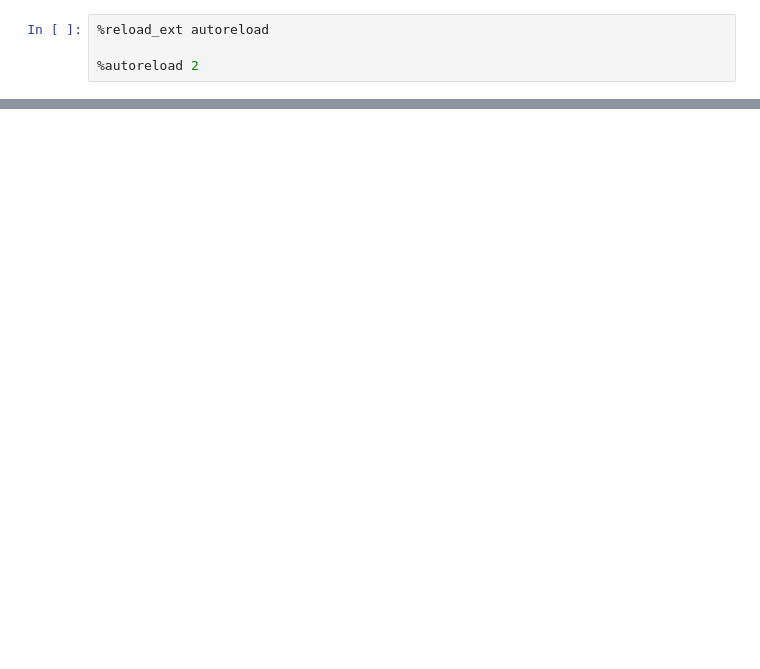
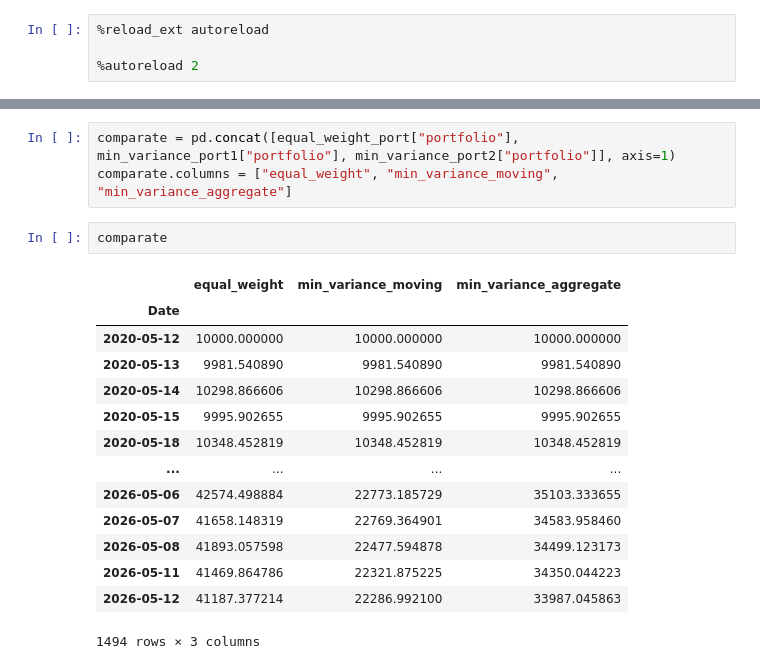
Before and after one commit to dahervinicius-ctrl/portfolio-simulator, a Jupyter notebook: test.ipynb, the cells around one changed output, grey strips where cells are left out. Cells and saved outputs as stored; diff of their text form; blank space fills up the shorter version.

```diff
--- a/test.ipynb
+++ b/test.ipynb
@@ -36 +40,21 @@ dtype: float64 (total fee: 84.4407712547588)
+# %%
+comparate = pd.concat([equal_weight_port["portfolio"], min_variance_port1["portfolio"], min_variance_port2["portfolio"]], axis=1)
+comparate.columns = ["equal_weight", "min_variance_moving", "min_variance_aggregate"]
+# %%
+comparate
+# %% [output]
+|  | equal_weight | min_variance_moving | min_variance_aggregate |
+| Date |  |  |  |
+| 2020-05-12 | 10000.000000 | 10000.000000 | 10000.000000 |
+| 2020-05-13 | 9981.540890 | 9981.540890 | 9981.540890 |
+| 2020-05-14 | 10298.866606 | 10298.866606 | 10298.866606 |
+| 2020-05-15 | 9995.902655 | 9995.902655 | 9995.902655 |
+| 2020-05-18 | 10348.452819 | 10348.452819 | 10348.452819 |
+| ... | ... | ... | ... |
+| 2026-05-06 | 42574.498884 | 22773.185729 | 35103.333655 |
+| 2026-05-07 | 41658.148319 | 22769.364901 | 34583.958460 |
+| 2026-05-08 | 41893.057598 | 22477.594878 | 34499.123173 |
+| 2026-05-11 | 41469.864786 | 22321.875225 | 34350.044223 |
+| 2026-05-12 | 41187.377214 | 22286.992100 | 33987.045863 |
+1494 rows × 3 columns
 # %%
```
Also changed, not shown: parts of 8 cells of this notebook, 3 other files.
